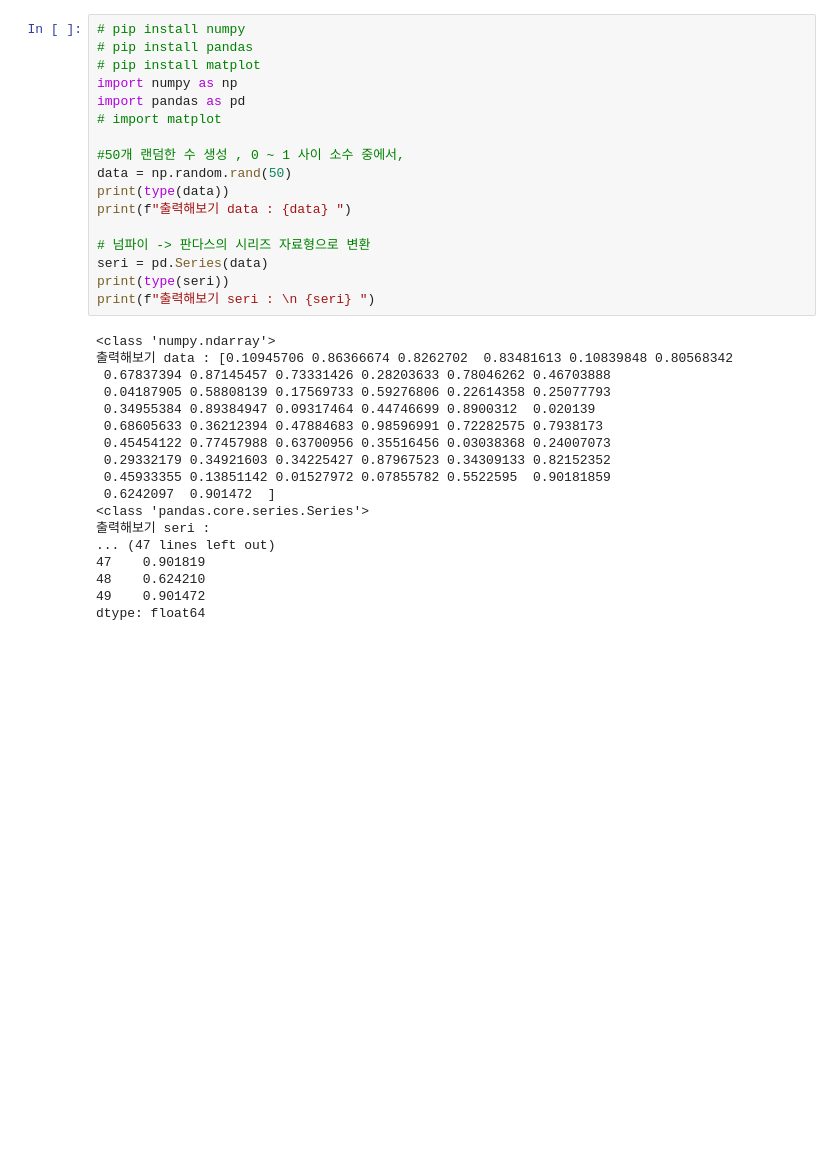
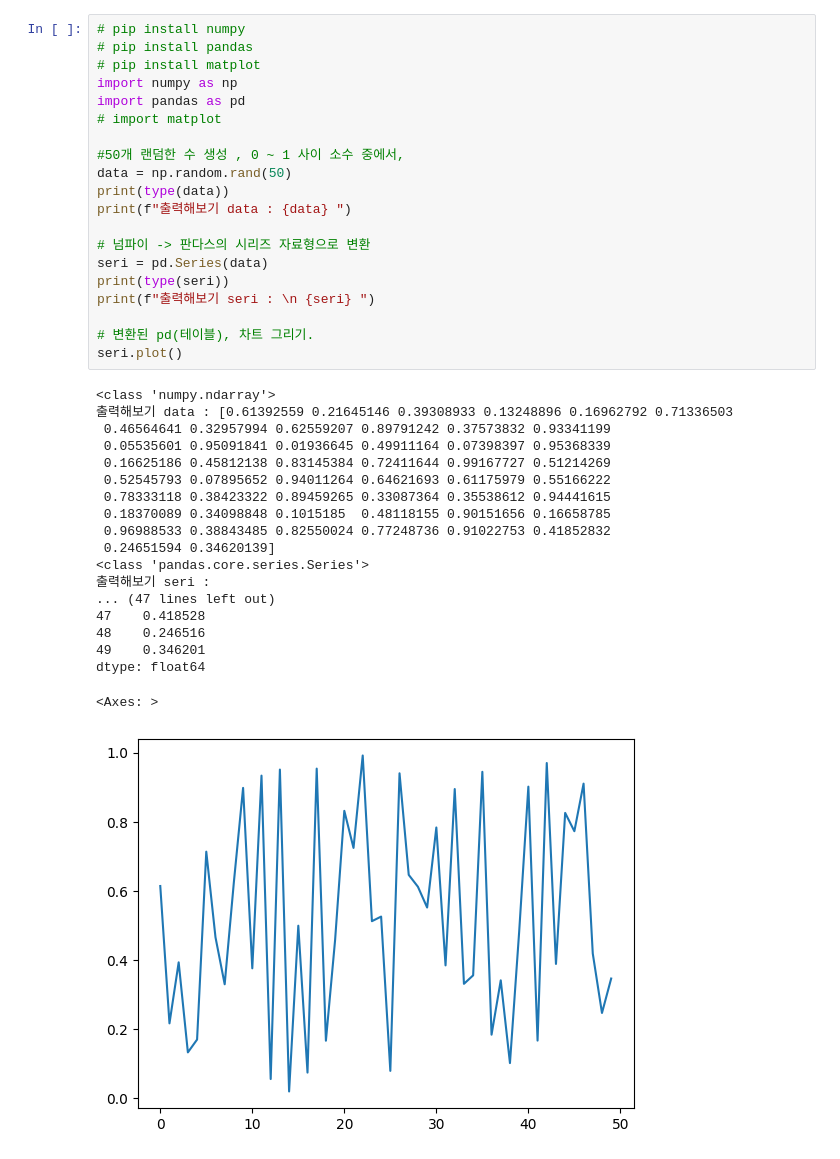
Before and after one commit to lsy3709/TestPython404_231204, a Jupyter notebook: ch7_np_pds_mlt_basic/testBasic1.ipynb, the cells around one changed output. Drawn from its saved outputs; the diff is of its cells as text; blank space fills up the shorter version.

```diff
--- a/ch7_np_pds_mlt_basic/testBasic1.ipynb
+++ b/ch7_np_pds_mlt_basic/testBasic1.ipynb
@@ -1,35 +1,40 @@
 # %%
 # pip install numpy
 # pip install pandas
 # pip install matplot
 import numpy as np
 import pandas as pd
 # import matplot
 
 #50개 랜덤한 수 생성 , 0 ~ 1 사이 소수 중에서,
 data = np.random.rand(50)
 print(type(data))
 print(f"출력해보기 data : {data} ")
 
 # 넘파이 -> 판다스의 시리즈 자료형으로 변환
 seri = pd.Series(data)
 print(type(seri))
 print(f"출력해보기 seri : \n {seri} ")
+
+# 변환된 pd(테이블), 차트 그리기.
+seri.plot()
 # %% [output]
 <class 'numpy.ndarray'>
-출력해보기 data : [0.10945706 0.86366674 0.8262702  0.83481613 0.10839848 0.80568342
- 0.67837394 0.87145457 0.73331426 0.28203633 0.78046262 0.46703888
- 0.04187905 0.58808139 0.17569733 0.59276806 0.22614358 0.25077793
- 0.34955384 0.89384947 0.09317464 0.44746699 0.8900312  0.020139
- 0.68605633 0.36212394 0.47884683 0.98596991 0.72282575 0.7938173
- 0.45454122 0.77457988 0.63700956 0.35516456 0.03038368 0.24007073
- 0.29332179 0.34921603 0.34225427 0.87967523 0.34309133 0.82152352
- 0.45933355 0.13851142 0.01527972 0.07855782 0.5522595  0.90181859
- 0.6242097  0.901472  ]
+출력해보기 data : [0.61392559 0.21645146 0.39308933 0.13248896 0.16962792 0.71336503
+ 0.46564641 0.32957994 0.62559207 0.89791242 0.37573832 0.93341199
+ 0.05535601 0.95091841 0.01936645 0.49911164 0.07398397 0.95368339
+ 0.16625186 0.45812138 0.83145384 0.72411644 0.99167727 0.51214269
+ 0.52545793 0.07895652 0.94011264 0.64621693 0.61175979 0.55166222
+ 0.78333118 0.38423322 0.89459265 0.33087364 0.35538612 0.94441615
+ 0.18370089 0.34098848 0.1015185  0.48118155 0.90151656 0.16658785
+ 0.96988533 0.38843485 0.82550024 0.77248736 0.91022753 0.41852832
+ 0.24651594 0.34620139]
 <class 'pandas.core.series.Series'>
 출력해보기 seri :
 ... (47 lines left out)
-47    0.901819
-48    0.624210
-49    0.901472
+47    0.418528
+48    0.246516
+49    0.346201
 dtype: float64
+<Axes: >
+[figure, added]
```
